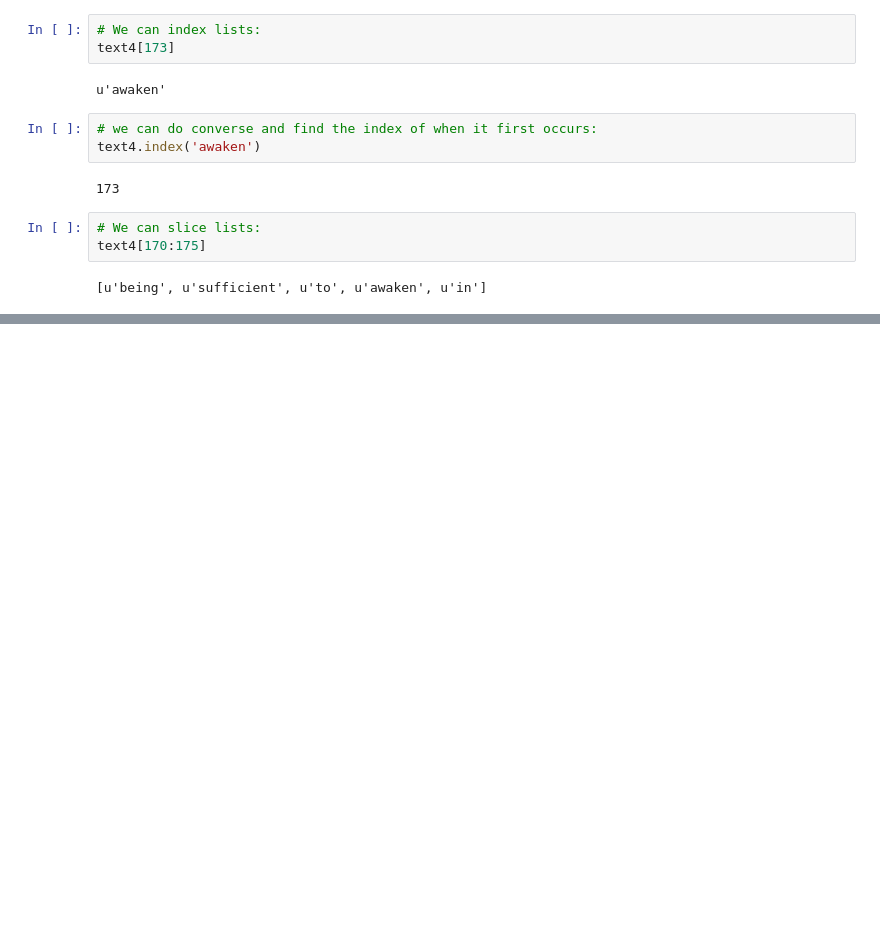
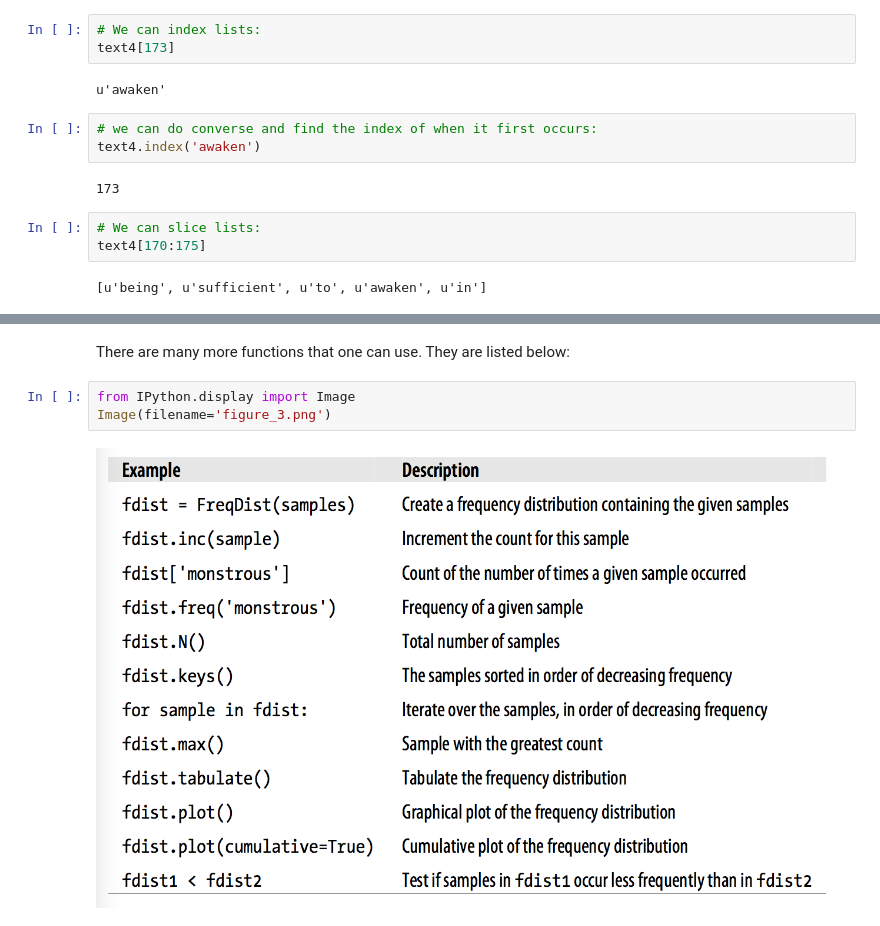
Before and after one commit to rohitx/DataSciencePrep, a Jupyter notebook: NLTK/Chapter1.ipynb, the cells around one changed output, grey strips where cells are left out. Cells and saved outputs as stored; diff of their text form; blank space fills up the shorter version.

```diff
--- a/NLTK/Chapter1.ipynb
+++ b/NLTK/Chapter1.ipynb
@@ -197,0 +324,7 @@ text4[170:175]
+# %% [markdown]
+There are many more functions that one can use. They are listed below:
+# %%
+from IPython.display import Image
+Image(filename='figure_3.png')
+# %% [output]
+[figure, added]
```
Also changed, not shown: parts of 24 cells of this notebook, 6 other files.
